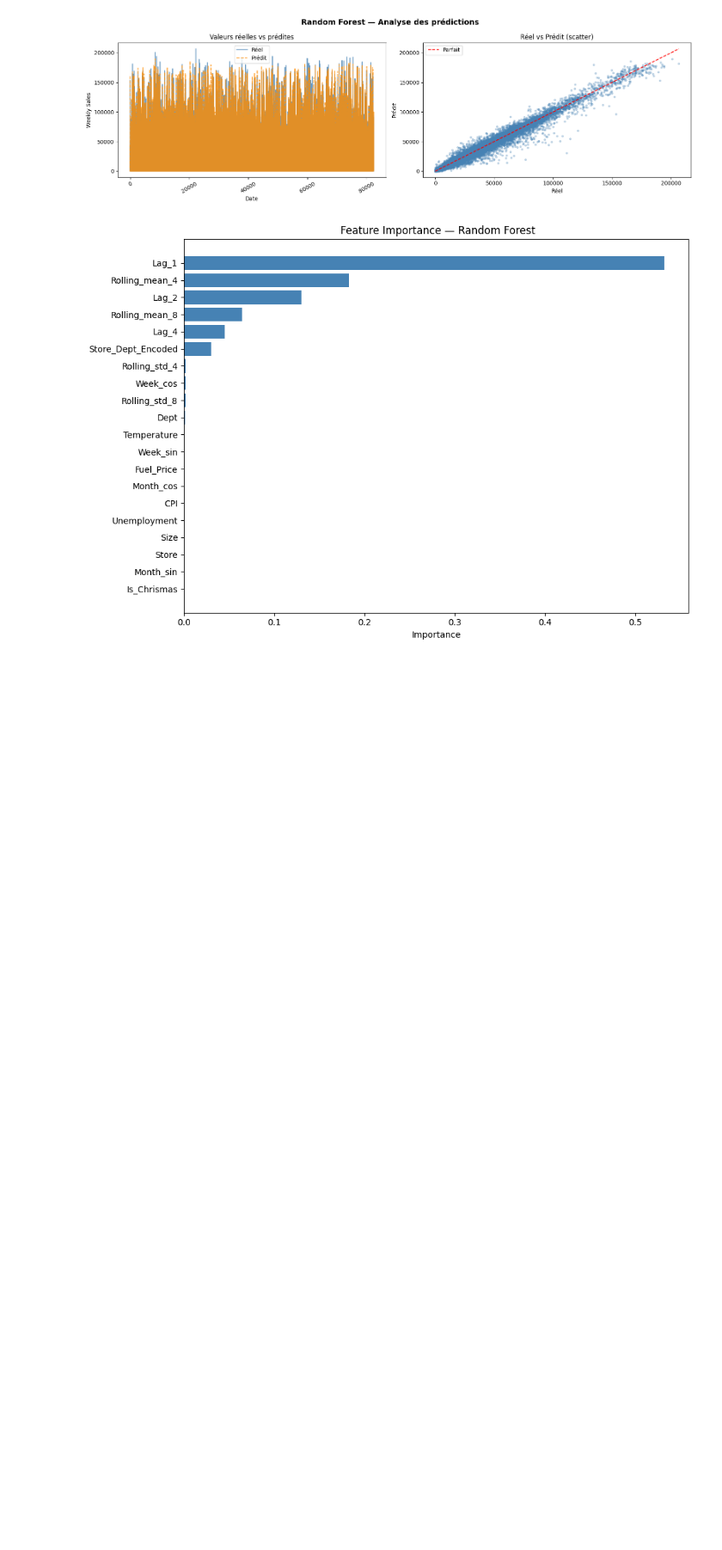
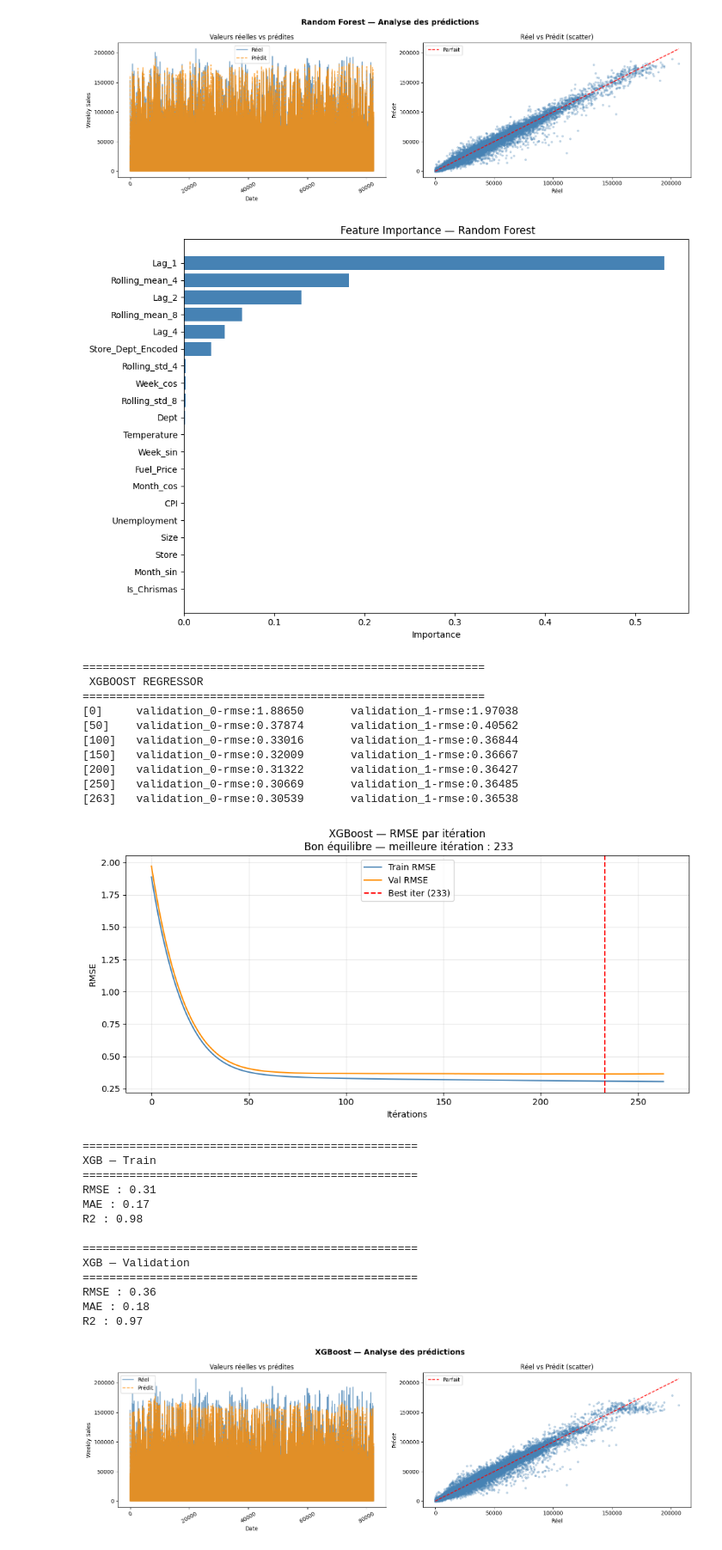
Before and after one commit to Brice92-Analyste/Walmart-Project, a Jupyter notebook: projet.ipynb, the cells around one changed output. Shown at 86% size. Saved outputs shown, nothing was run; the diff lists cells and outputs as text; code cells hidden in the pictures; blank space fills up the shorter version.

Commit message:
Entrainement du modele Xgboost

```diff
--- a/projet.ipynb
+++ b/projet.ipynb
@@ -1788,3 +1774,33 @@ MAE : 0.18
 R2 : 0.97
 [figure]
 [figure]
+# %%
+# --- XGBoost ---
+xgb_model, xgb_metrics = run_xgboost(X_train, y_train, X_val, y_val, FEATURES, dates_val=None)
+all_metrics.append(xgb_metrics["val"])
+# %% [output]
+============================================================
+ XGBOOST REGRESSOR
+============================================================
+[0]     validation_0-rmse:1.88650       validation_1-rmse:1.97038
+[50]    validation_0-rmse:0.37874       validation_1-rmse:0.40562
+[100]   validation_0-rmse:0.33016       validation_1-rmse:0.36844
+[150]   validation_0-rmse:0.32009       validation_1-rmse:0.36667
+[200]   validation_0-rmse:0.31322       validation_1-rmse:0.36427
+[250]   validation_0-rmse:0.30669       validation_1-rmse:0.36485
+[263]   validation_0-rmse:0.30539       validation_1-rmse:0.36538
+[figure, added]
+==================================================
+XGB — Train
+==================================================
+RMSE : 0.31
+MAE : 0.17
+R2 : 0.98
+
+==================================================
+XGB — Validation
+==================================================
+RMSE : 0.36
+MAE : 0.18
+R2 : 0.97
+[figure, added]
```
Also changed, not shown: parts of 4 cells of this notebook.
